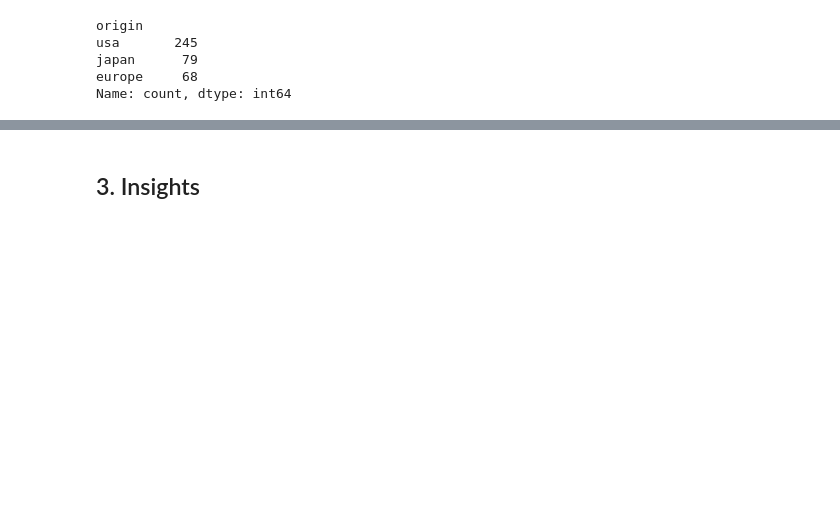
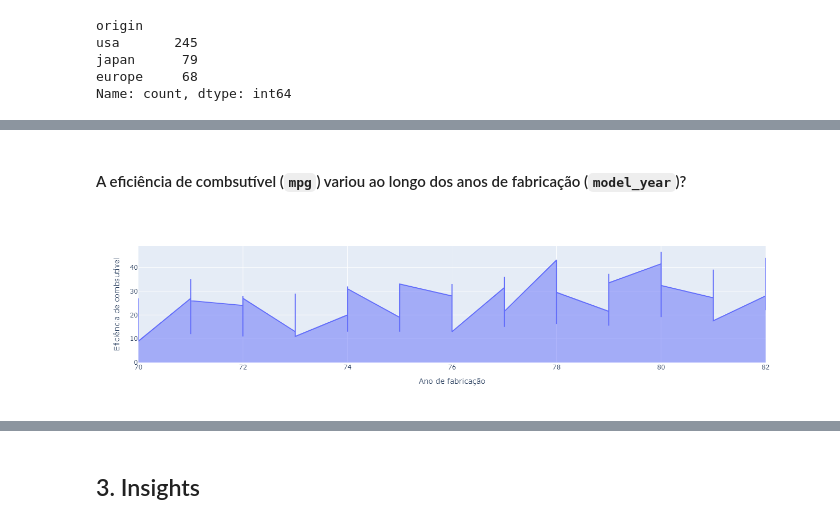
Before and after one commit to adiosCarla/avanti-bootcamp-cdd, a Jupyter notebook: notebooks/01-exploratory_data_analysis.ipynb, the cells around one changed output, grey strips where cells are left out. Cells and saved outputs as stored; diff of their text form; code cells hidden in the pictures; blank space fills up the shorter version.

```diff
--- a/notebooks/01-exploratory_data_analysis.ipynb
+++ b/notebooks/01-exploratory_data_analysis.ipynb
@@ -202,0 +194,10 @@ sns.pairplot(df, hue='origin')
+# %% [markdown]
+#### A eficiência de combsutível (``mpg``) variou ao longo dos anos de fabricação (``model_year``)?
+# %%
+fig = px.area(df, x='model_year', y='mpg')
+fig.update_layout(
+    xaxis_title="Ano de fabricação",
+    yaxis_title="Eficiência de combsutível")
+fig.show()
+# %% [output]
+[figure, added]
```
Also changed, not shown: parts of 22 cells of this notebook.
